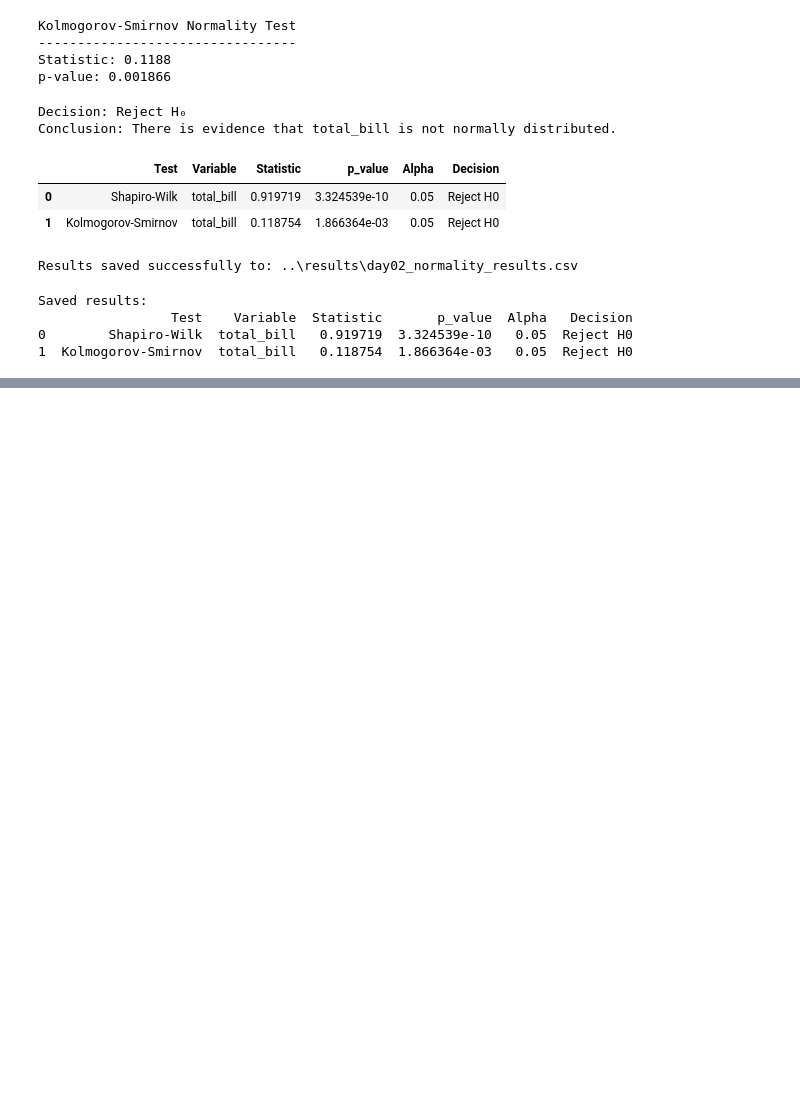
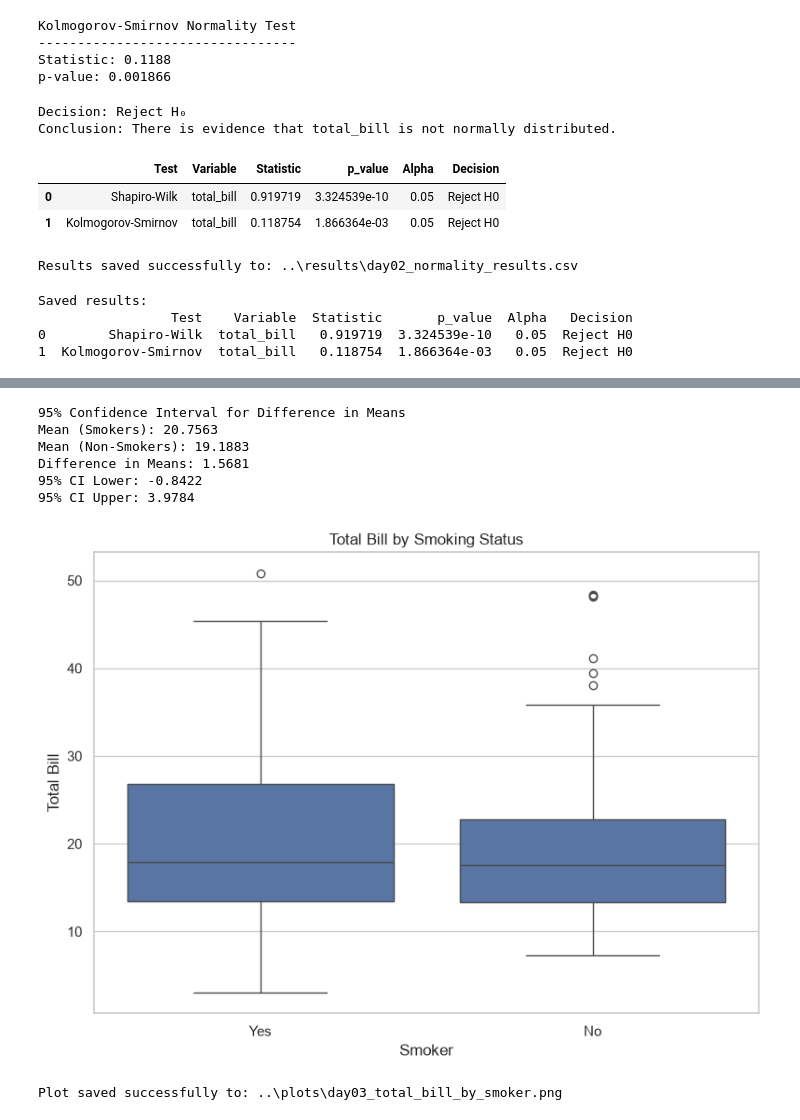
Before and after one commit to shaiksiraj04/RabTech-Academy-Internship, a Jupyter notebook: Task-3/notebooks/Task_3_Statistical_Analysis.ipynb, the cells around one changed output, grey strips where cells are left out. Saved outputs shown, nothing was run; the diff lists cells and outputs as text; code cells hidden in the pictures; blank space fills up the shorter version.

```diff
--- a/Task-3/notebooks/Task_3_Statistical_Analysis.ipynb
+++ b/Task-3/notebooks/Task_3_Statistical_Analysis.ipynb
@@ -255,0 +389,78 @@ Saved results:
+# %%
+# 95% Confidence Interval for Difference in Means
+
+mean_yes = smoker_yes.mean()
+mean_no = smoker_no.mean()
+
+difference = mean_yes - mean_no
+
+# Welch's standard error
+se = np.sqrt(
+    smoker_yes.var(ddof=1) / len(smoker_yes)
+    + smoker_no.var(ddof=1) / len(smoker_no)
+)
+
+# Welch-Satterthwaite degrees of freedom
+df_welch = (
+    (smoker_yes.var(ddof=1) / len(smoker_yes)
+     + smoker_no.var(ddof=1) / len(smoker_no)) ** 2
+    /
+    (
+        (smoker_yes.var(ddof=1) / len(smoker_yes)) ** 2 / (len(smoker_yes) - 1)
+        +
+        (smoker_no.var(ddof=1) / len(smoker_no)) ** 2 / (len(smoker_no) - 1)
+    )
+)
+
+confidence_level = 0.95
+alpha_ci = 1 - confidence_level
+
+critical_value = stats.t.ppf(
+    1 - alpha_ci / 2,
+    df_welch
+)
+
+margin_of_error = critical_value * se
+
+ci_lower = difference - margin_of_error
+ci_upper = difference + margin_of_error
+
+print("95% Confidence Interval for Difference in Means")
+print("Mean (Smokers):", round(mean_yes, 4))
+print("Mean (Non-Smokers):", round(mean_no, 4))
+print("Difference in Means:", round(difference, 4))
+print("95% CI Lower:", round(ci_lower, 4))
+print("95% CI Upper:", round(ci_upper, 4))
+# %% [output]
+95% Confidence Interval for Difference in Means
+Mean (Smokers): 20.7563
+Mean (Non-Smokers): 19.1883
+Difference in Means: 1.5681
+95% CI Lower: -0.8422
+95% CI Upper: 3.9784
+# %%
+# Boxplot: Total Bill by Smoking Status
+
+plt.figure(figsize=(8, 6))
+
+sns.boxplot(
+    data=df,
+    x="smoker",
+    y="total_bill"
+)
+
+plt.title("Total Bill by Smoking Status")
+plt.xlabel("Smoker")
+plt.ylabel("Total Bill")
+
+plt.tight_layout()
+
+plot_file = plots_dir / "day03_total_bill_by_smoker.png"
+plt.savefig(plot_file, dpi=300, bbox_inches="tight")
+
+plt.show()
+
+print(f"Plot saved successfully to: {plot_file}")
+# %% [output]
+[figure, added]
+Plot saved successfully to: ..\plots\day03_total_bill_by_smoker.png
```
Also changed, not shown: parts of 7 cells of this notebook, 3 other files.
